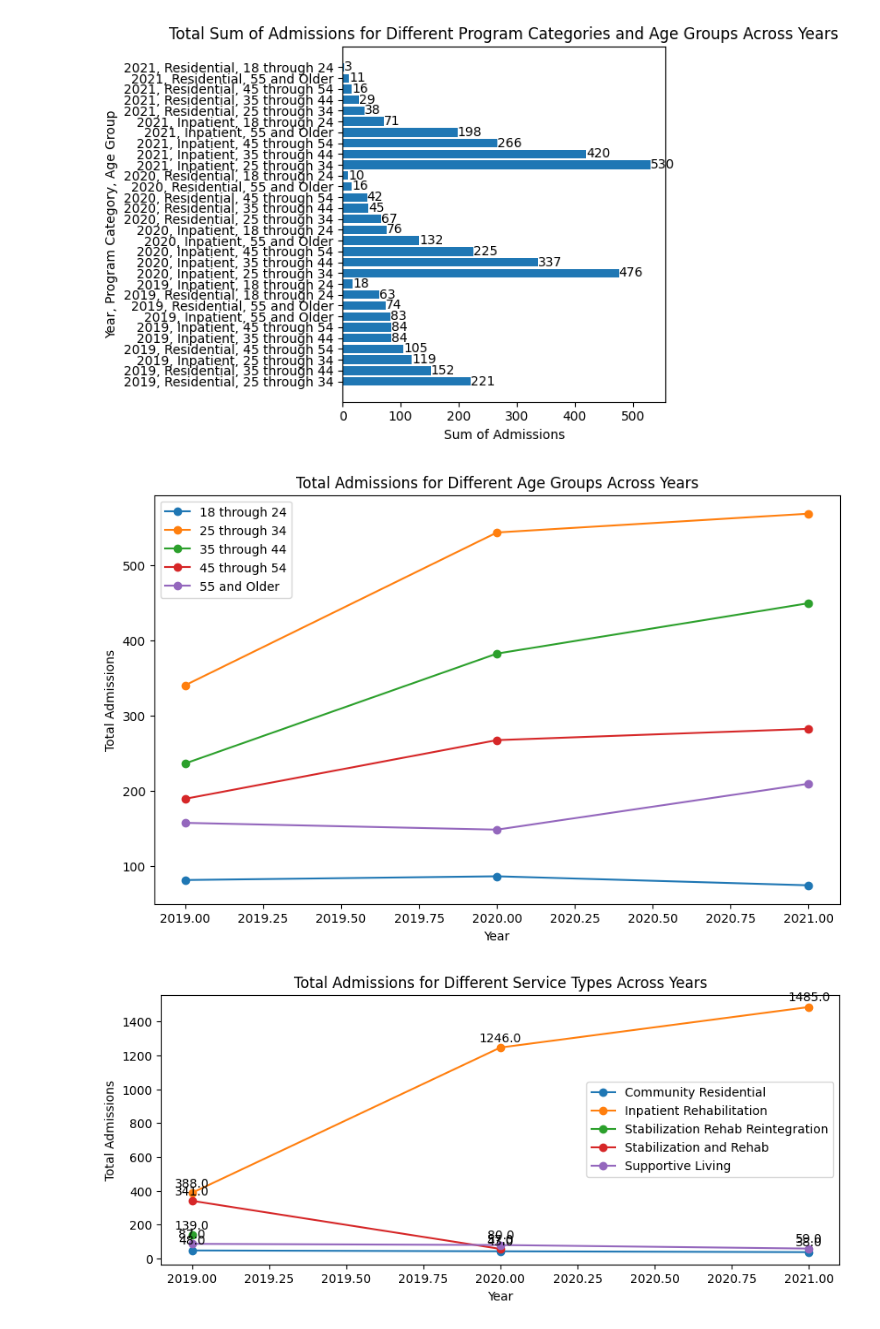
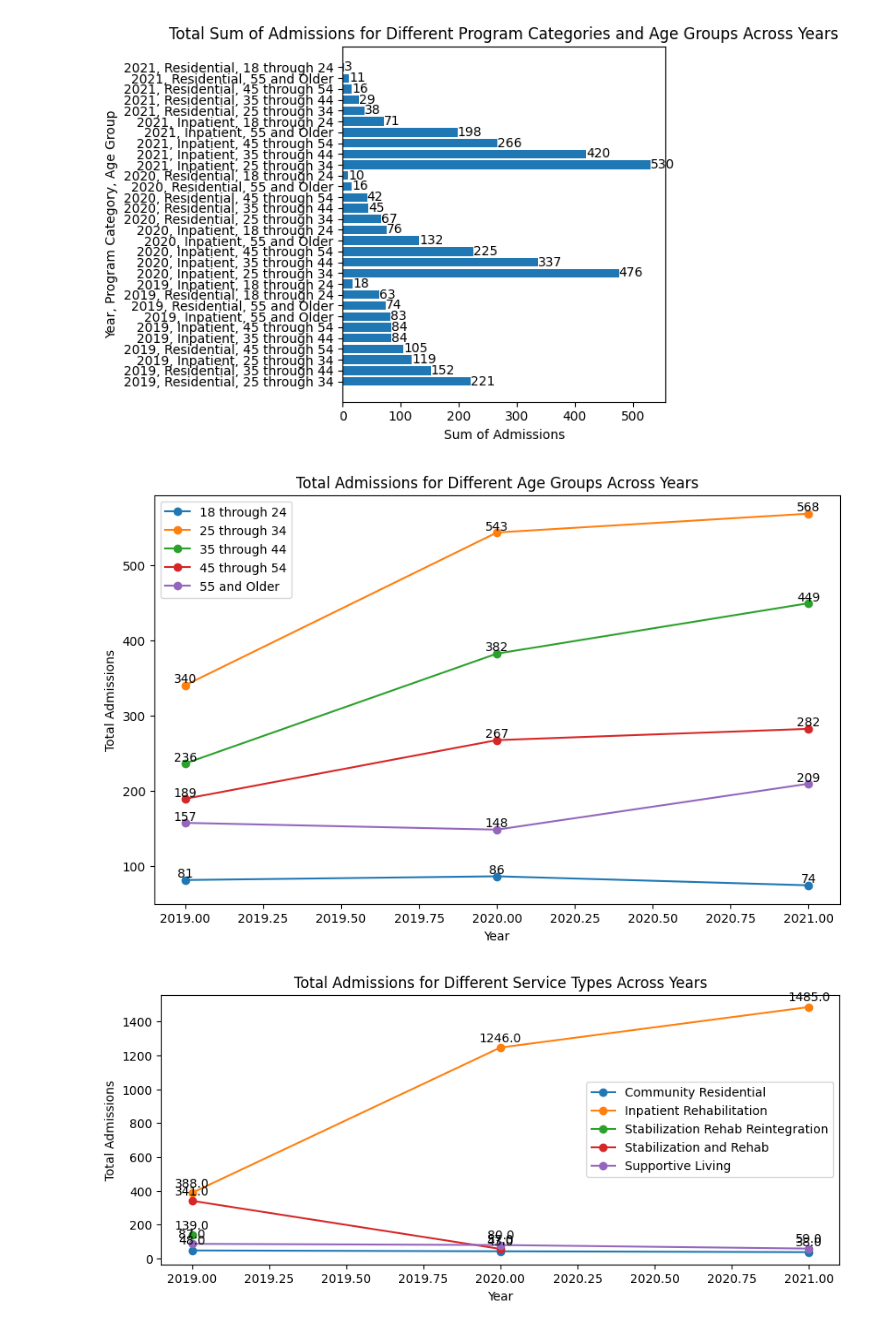
Before and after one commit to nchen53/Substance_use_disorder_treament_orangecounty, a Jupyter notebook: Substance_use_disorder_treament_orangecounty.ipynb, the cells around one changed output. Saved outputs shown, nothing was run; the diff lists cells and outputs as text; code cells hidden in the pictures.

```diff
--- a/Substance_use_disorder_treament_orangecounty.ipynb
+++ b/Substance_use_disorder_treament_orangecounty.ipynb
@@ -92,29 +92,34 @@ plt.show()
 # %%
 import pandas as pd
 import matplotlib.pyplot as plt
 
 # Read the Excel file into a DataFrame
 df = pd.read_excel('cleaned data.xlsx')
 
 # Group the data by Year and Age Group and calculate the sum of Admissions for each Year-Age Group combination
 grouped_df = df.groupby(['Year', 'Age Group'])['Admissions'].sum().reset_index(name='Total Admissions')
 
 # Pivot the data to have Age Groups as columns and Years as the index
 pivot_df = grouped_df.pivot(index='Year', columns='Age Group', values='Total Admissions')
 
 # Create a line plot using matplotlib
-pivot_df.plot(marker='o', figsize=(10, 6))
+ax = pivot_df.plot(marker='o', figsize=(10, 6))
+
+# Add numeric labels for each data point on the line plot
+for column in pivot_df.columns:
+    for x, y in pivot_df[column].items():
+        ax.text(x, y, str(y), ha='center', va='bottom')
 
 # Set the labels and title
 plt.xlabel('Year')
 plt.ylabel('Total Admissions')
 plt.title('Total Admissions for Different Age Groups Across Years')
 
 # Display the line plot
 plt.legend()
 plt.show()
 # %% [output]
-[figure, old version]
+[figure, new version]
 # %%
 import pandas as pd
 import matplotlib.pyplot as plt
```
